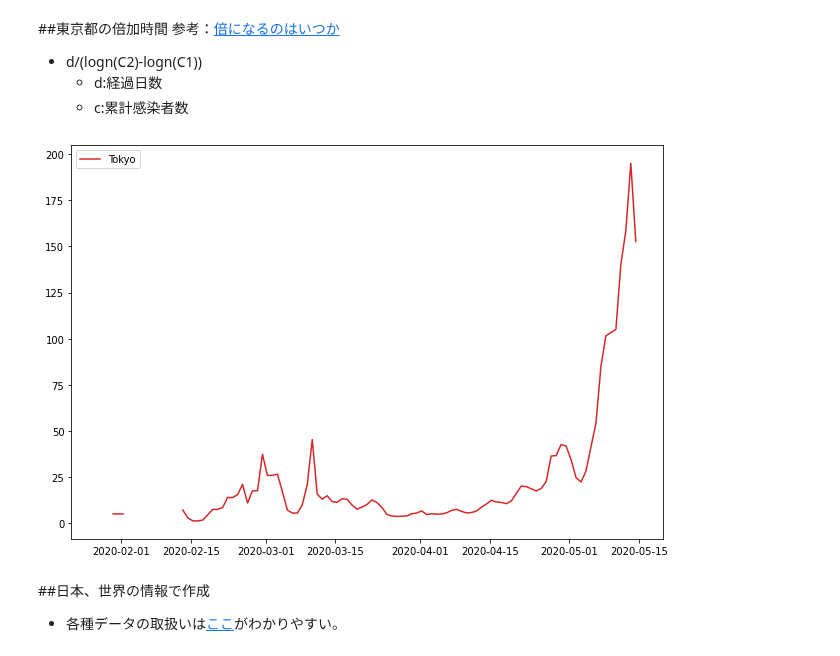
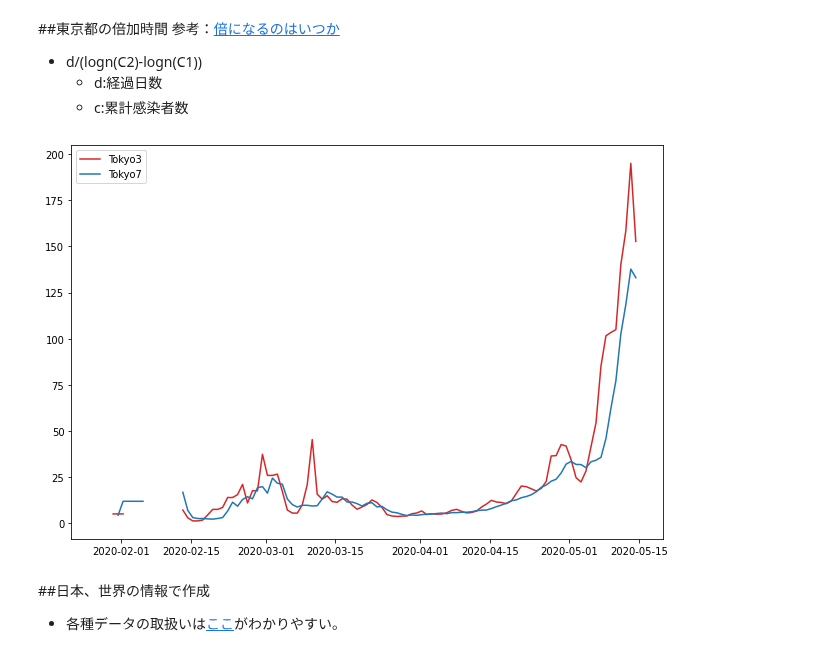
Before and after one commit to pekopeko1/covid-19, a Jupyter notebook: covid_19.ipynb, the cells around one changed output. Saved outputs shown, nothing was run; the diff lists cells and outputs as text; code cells hidden in the pictures.

```diff
--- a/covid_19.ipynb
+++ b/covid_19.ipynb
@@ -111,32 +111,33 @@ fig.tight_layout()
 # %%
 import math
 def get_increase_pace(closeList=[], d=3, n=2):
     '''n倍になるのに要する日数の推移'''
     pace_list = []
     for i in range(len(closeList)):
       if i < d:
         pace_list.append(None)
       else:
         try:
           calc = float(d)/(math.log(closeList[i], n) - math.log(closeList[i-d], n))
           if calc < 0:
             pace_list.append(None)
           else:
             pace_list.append(calc)
         except (ZeroDivisionError, ValueError):
           pace_list.append(None)
     return pace_list
 
 def cumsumlist(closeList=[]):
     '''日時データから累計を算出'''
     return list(pd.Series(closeList).cumsum())
 
 fig = plt.figure(figsize=(9,6))
-plt.plot(date_data, get_increase_pace(cumsumlist(dc_data)), c='C3', mew='3', label='Tokyo')
+plt.plot(date_data, get_increase_pace(cumsumlist(dc_data),3), c='C3', mew='3', label='Tokyo3')
+plt.plot(date_data, get_increase_pace(cumsumlist(dc_data),7), mew='3', label='Tokyo7')
 plt.legend()
 fig.tight_layout()
 # %% [output]
-[figure, old version]
+[figure, new version]
 # %% [markdown]
 ##日本、世界の情報で作成
 * 各種データの取扱いは[ここ](https://oku.edu.mie-u.ac.jp/~okumura/python/COVID-19.html)がわかりやすい。
```
Also changed, not shown: parts of 1 cell of this notebook.
